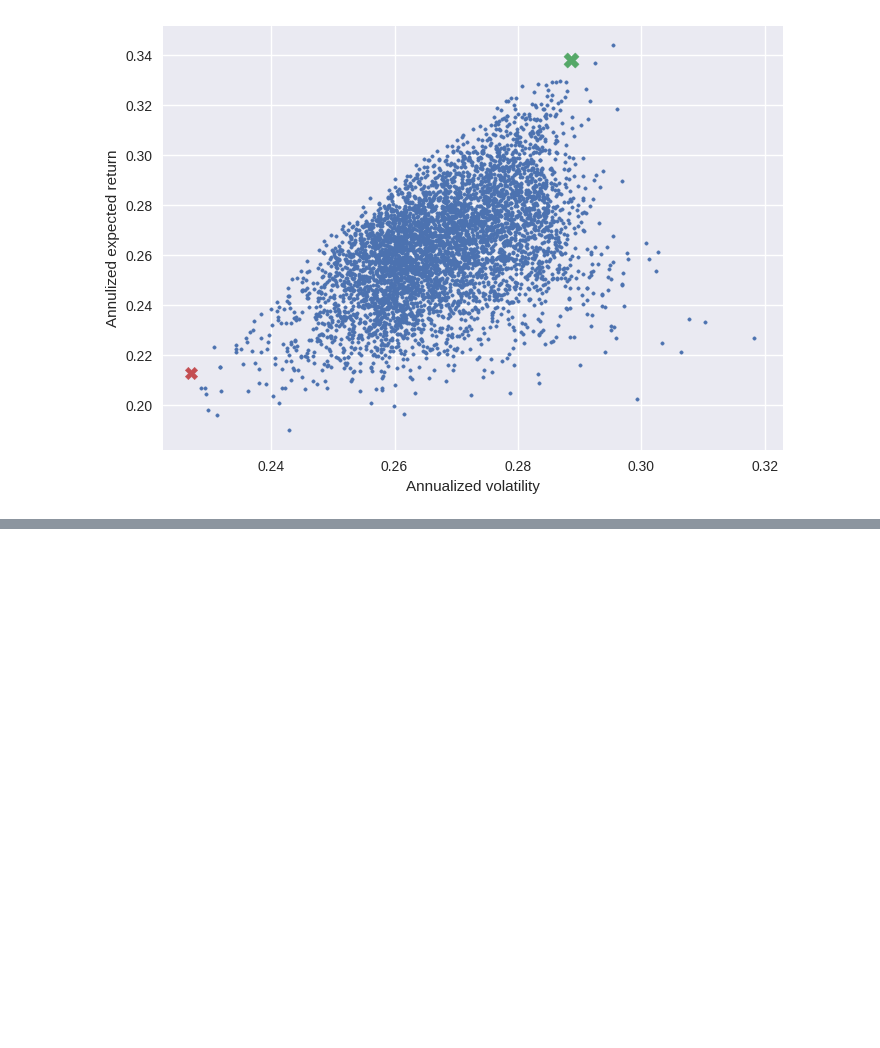
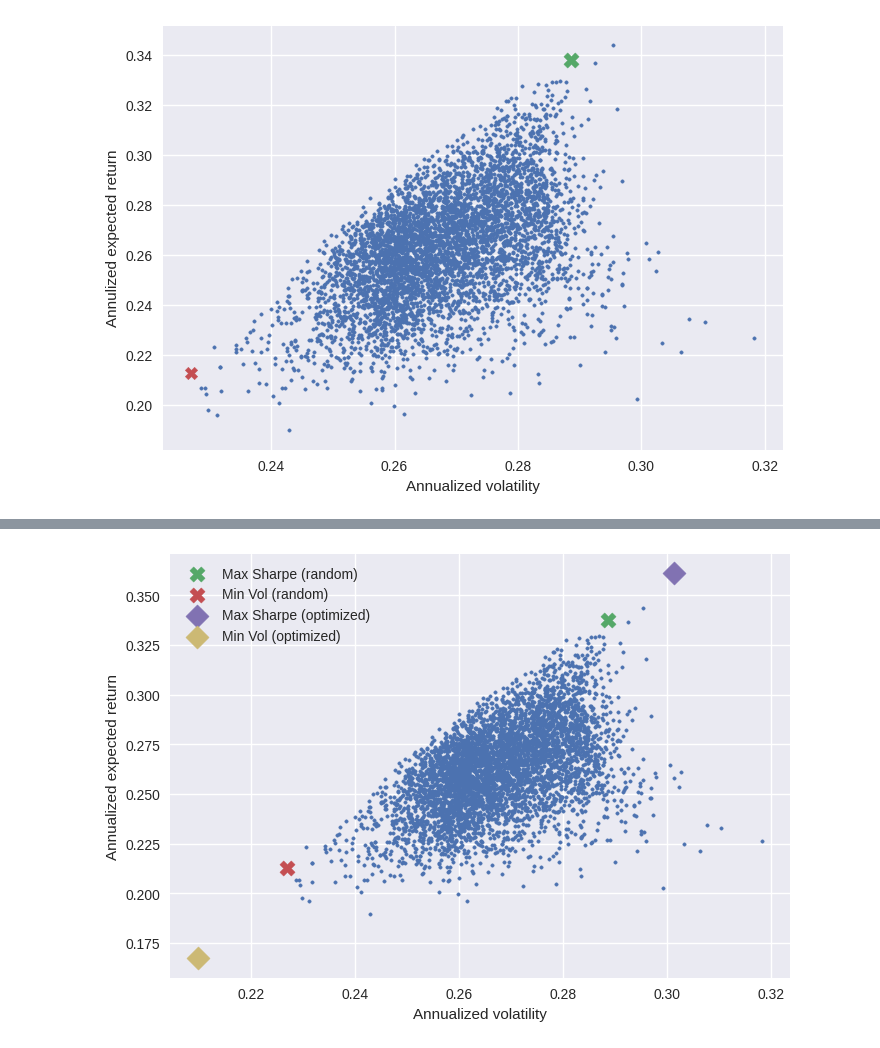
Before and after one commit to eyet7/Markowitz-portfolio-optimization, a Jupyter notebook: notebooks/01_markowitz.ipynb, the cells around one changed output, grey strips where cells are left out. Saved outputs shown, nothing was run; the diff lists cells and outputs as text; code cells hidden in the pictures; blank space fills up the shorter version.

```diff
--- a/notebooks/01_markowitz.ipynb
+++ b/notebooks/01_markowitz.ipynb
@@ -216,0 +261,25 @@ plt.show()
+# %%
+# Minimum volatility portfolio (long-only)
+res_minvol = minimize(
+    portfolio_volatility, w0,
+    args=(mu, cov),
+    method="SLSQP",
+    bounds=bounds,
+    constraints=constraints
+)
+
+w_minvol_opt = res_minvol.x
+
+# Maximum Sharpe portfolio (long-only), with risk-free rate
+rf = 0.02  # 2% annual risk-free rate (assumption)
+res_maxsharpe = minimize(
+    negative_sharpe, w0,
+    args=(mu, cov, rf),
+    method="SLSQP",
+    bounds=bounds,
+    constraints=constraints
+)
+
+w_maxsharpe_opt = res_maxsharpe.x
+
+res_minvol.success, res_maxsharpe.success
@@ -216,0 +336,21 @@ plt.show()
+# %%
+minvol_opt_point = portfolio_performance(w_minvol_opt, mu, cov)
+maxsharpe_opt_point = portfolio_performance(w_maxsharpe_opt, mu, cov)
+
+plt.figure()
+plt.scatter(port_vols, port_returns, s=6)
+plt.xlabel("Annualized volatility")
+plt.ylabel("Annualized expected return")
+
+# Random search points (your previous X markers)
+plt.scatter([best_point[0]], [best_point[1]], s=120, marker="X", label="Max Sharpe (random)")
+plt.scatter([minvol_point[0]], [minvol_point[1]], s=120, marker="X", label="Min Vol (random)")
+
+# Optimized points (SLSQP)
+plt.scatter([maxsharpe_opt_point[1]], [maxsharpe_opt_point[0]], s=140, marker="D", label="Max Sharpe (optimized)")
+plt.scatter([minvol_opt_point[1]], [minvol_opt_point[0]], s=140, marker="D", label="Min Vol (optimized)")
+
+plt.legend()
+plt.show()
+# %% [output]
+[figure, added]
```
Also changed, not shown: parts of 4 cells of this notebook.
